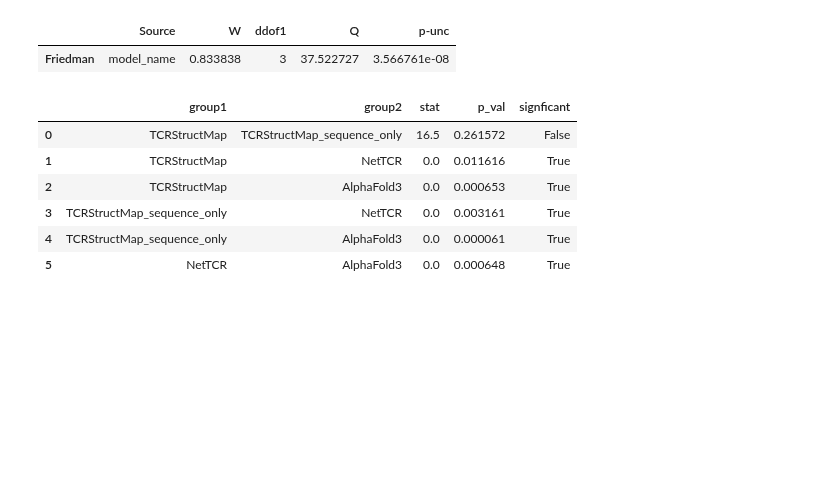
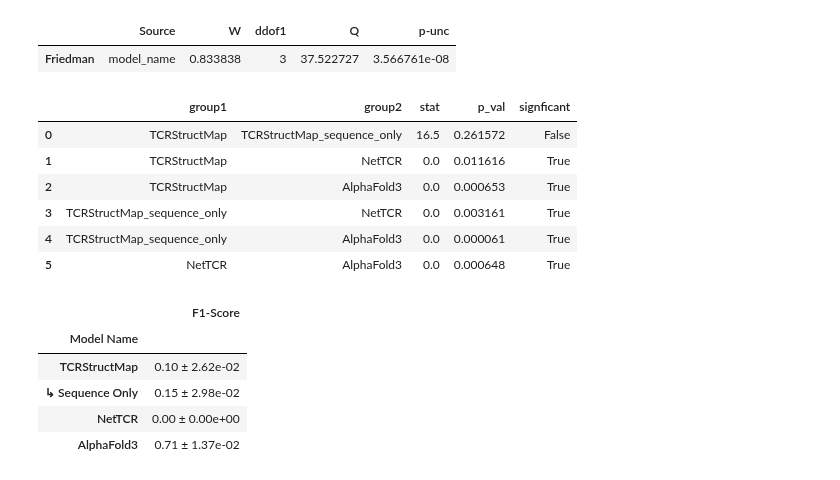
Before and after one commit to benjiemc/tcr-antigen-prediction, a Jupyter notebook: notebooks/benchmark_model_performance_against_af3.ipynb, the cells around one changed output. Cells and saved outputs as stored; diff of their text form; code cells hidden in the pictures; blank space fills up the shorter version.

```diff
--- a/notebooks/benchmark_model_performance_against_af3.ipynb
+++ b/notebooks/benchmark_model_performance_against_af3.ipynb
@@ -410,3 +496,64 @@ pd.DataFrame(results)
 | 3 | TCRStructMap_sequence_only | NetTCR | 0.0 | 0.003161 | True |
 | 4 | TCRStructMap_sequence_only | AlphaFold3 | 0.0 | 0.000061 | True |
 | 5 | NetTCR | AlphaFold3 | 0.0 | 0.000648 | True |
+# %%
+f1_results_agg = f1_results.groupby('model_name').agg({'f1_score': ['mean', 'median', 'std', 'count']})
+
+f1_results_agg = f1_results_agg.loc[sorted(f1_results_agg.index, key=model_name_sort_key)]
+f1_results_agg.index.name = f1_results_agg.index.name.title().replace('_', ' ')
+
+std_df = f1_results_agg.xs('std', axis=1, level=1)
+count_df = f1_results_agg.xs('count', axis=1, level=1)
+
+stderr_df = std_df / np.sqrt(count_df)
+stderr_df.columns = pd.MultiIndex.from_product([stderr_df.columns, ['stderr']])
+
+f1_results_agg = pd.concat([f1_results_agg, stderr_df], axis=1).sort_index(axis=1)
+f1_results_agg = f1_results_agg.loc[:, f1_results_agg.columns.get_level_values(1) != 'count']
+
+f1_results_agg_means = f1_results_agg.xs('mean', axis=1, level=1)
+f1_results_agg_stderrs = f1_results_agg.xs('stderr', axis=1, level=1)
+
+f1_results_agg = f1_results_agg_means.combine(
+    f1_results_agg_stderrs, lambda mean, se: mean.map('{:.2f}'.format) + ' ± ' + se.map('{:.2e}'.format)
+)
+
+f1_results_agg = f1_results_agg[['f1_score']].rename(
+    lambda column_name: (
+        column_name.title()
+        .replace('_', ' ')
+        .replace('Roc Auc', 'ROC-AUC')
+        .replace('Pr Auc', 'PR-AUC')
+        .replace('F1 Score', 'F1-Score')
+        .replace('01', '0.1')
+    ),
+    axis='columns',
+)
+f1_results_agg = f1_results_agg.rename({'TCRStructMap_sequence_only': f'{TAB}↳ Sequence Only'})
+
+f1_results_agg_styler = f1_results_agg.style
+
+
+def highlight_max(series: pd.Series, ref_vals: pd.Series) -> list[str]:
+    is_max = series.index == ref_vals.idxmax()
+    return ['font-weight: bold' if v else '' for v in is_max]
+
+
+for col in f1_results_agg.columns:
+    column_name = col.lower().replace(' ', '_').replace('-', '_').replace('.', '')
+    f1_results_by_fold_agg_styler = f1_results_agg_styler.apply(
+        highlight_max, ref_vals=f1_results_agg_means[column_name], subset=[col]
+    )
+
+f1_results_agg_styler = f1_results_agg_styler.set_table_styles(
+    [{'selector': '.row_heading', 'props': [('text-align', 'left')]}]
+)
+
+f1_results_agg_styler
+# %% [output]
+|  | F1-Score |
+| Model Name |  |
+| TCRStructMap | 0.10 ± 2.62e-02 |
+| ↳ Sequence Only | 0.15 ± 2.98e-02 |
+| NetTCR | 0.00 ± 0.00e+00 |
+| AlphaFold3 | 0.71 ± 1.37e-02 |
```
Also changed, not shown: parts of 8 cells of this notebook.
